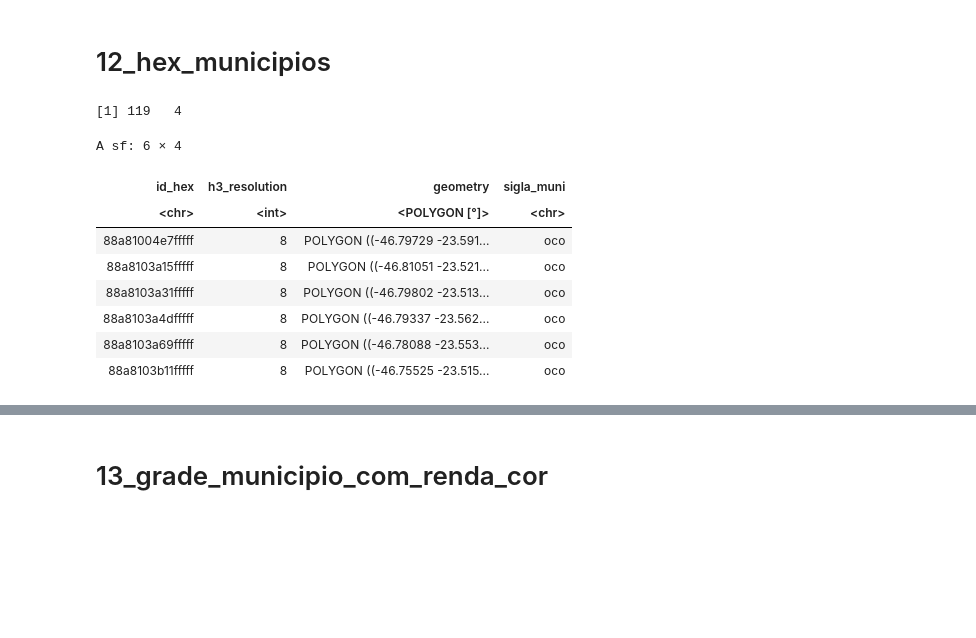
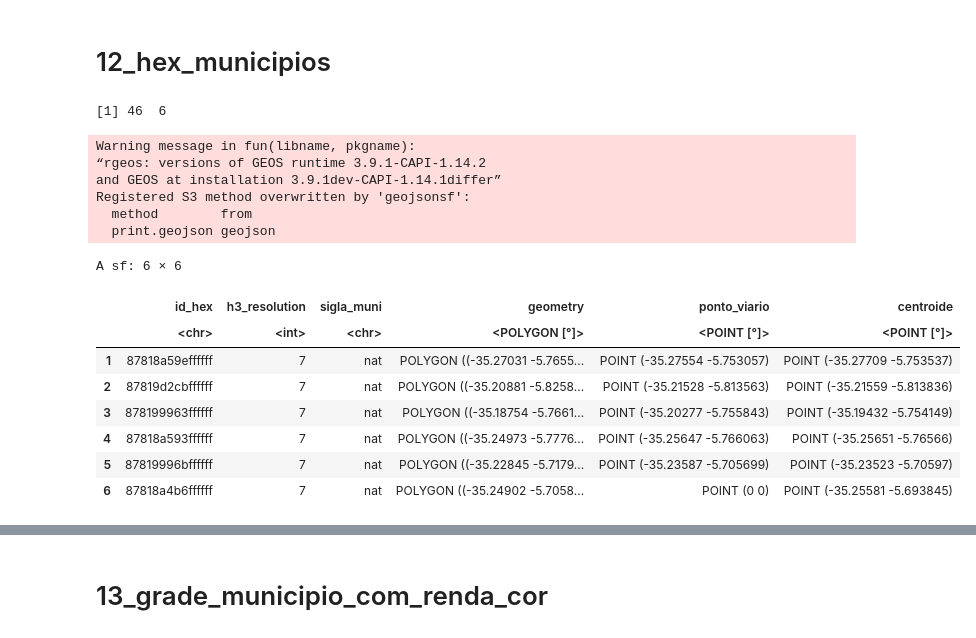
Before and after one commit to Multiplicidademobilidade/indice_acesso_cidade, a Jupyter notebook: R/dev_rev/01 - Visualização de objetos resultantes por pasta.ipynb, the cells around one changed output, grey strips where cells are left out. Saved outputs shown, nothing was run; the diff lists cells and outputs as text; code cells hidden in the pictures; blank space fills up the shorter version.

Commit message:
incluida funcao para reconhecer viario mais proximo do centroide do hexagono no script 2.1o

```diff
--- a/R/dev_rev/01 - Visualização de objetos resultantes por pasta.ipynb
+++ b/R/dev_rev/01 - Visualização de objetos resultantes por pasta.ipynb
@@ -340,22 +332,28 @@ plot(malha_viaria$geometry)
 # Campo Grande - cgr - 8 - 11.477
 # Manaus - man - 8 - 15.484
 # %%
-open_file <- '../../../indice-mobilidade_dados/12_hex_municipios/2019/hex_oco_08_2019.rds'
+open_file <- '../../../indice-mobilidade_dados/12_hex_municipios/2019/hex_nat_07_2019.rds'
 hex_municipios <- read_rds(open_file)
 
 dim(hex_municipios)
 head(hex_municipios)
 # %% [output]
-[1] 119   4
+[1] 46  6
-A sf: 6 × 4
+Warning message in fun(libname, pkgname):
+“rgeos: versions of GEOS runtime 3.9.1-CAPI-1.14.2
+and GEOS at installation 3.9.1dev-CAPI-1.14.1differ”
+Registered S3 method overwritten by 'geojsonsf':
+  method        from
+  print.geojson geojson
+A sf: 6 × 6
-| id_hex | h3_resolution | geometry | sigla_muni |
-| <chr> | <int> | <POLYGON [°]> | <chr> |
-| 88a81004e7fffff | 8 | POLYGON ((-46.79729 -23.591... | oco |
-| 88a8103a15fffff | 8 | POLYGON ((-46.81051 -23.521... | oco |
-| 88a8103a31fffff | 8 | POLYGON ((-46.79802 -23.513... | oco |
-| 88a8103a4dfffff | 8 | POLYGON ((-46.79337 -23.562... | oco |
-| 88a8103a69fffff | 8 | POLYGON ((-46.78088 -23.553... | oco |
-| 88a8103b11fffff | 8 | POLYGON ((-46.75525 -23.515... | oco |
+|  | id_hex | h3_resolution | sigla_muni | geometry | ponto_viario | centroide |
+|  | <chr> | <int> | <chr> | <POLYGON [°]> | <POINT [°]> | <POINT [°]> |
+| 1 | 87818a59effffff | 7 | nat | POLYGON ((-35.27031 -5.7655... | POINT (-35.27554 -5.753057) | POINT (-35.27709 -5.753537) |
+| 2 | 87819d2cbffffff | 7 | nat | POLYGON ((-35.20881 -5.8258... | POINT (-35.21528 -5.813563) | POINT (-35.21559 -5.813836) |
+| 3 | 878199963ffffff | 7 | nat | POLYGON ((-35.18754 -5.7661... | POINT (-35.20277 -5.755843) | POINT (-35.19432 -5.754149) |
+| 4 | 87818a593ffffff | 7 | nat | POLYGON ((-35.24973 -5.7776... | POINT (-35.25647 -5.766063) | POINT (-35.25651 -5.76566) |
+| 5 | 87819996bffffff | 7 | nat | POLYGON ((-35.22845 -5.7179... | POINT (-35.23587 -5.705699) | POINT (-35.23523 -5.70597) |
+| 6 | 87818a4b6ffffff | 7 | nat | POLYGON ((-35.24902 -5.7058... | POINT (0 0) | POINT (-35.25581 -5.693845) |
 # %%
 plot(hex_municipios %>% dplyr::select(sigla_muni))
 # %% [output]
```
Also changed, not shown: parts of 5 cells of this notebook, 2 other files.
